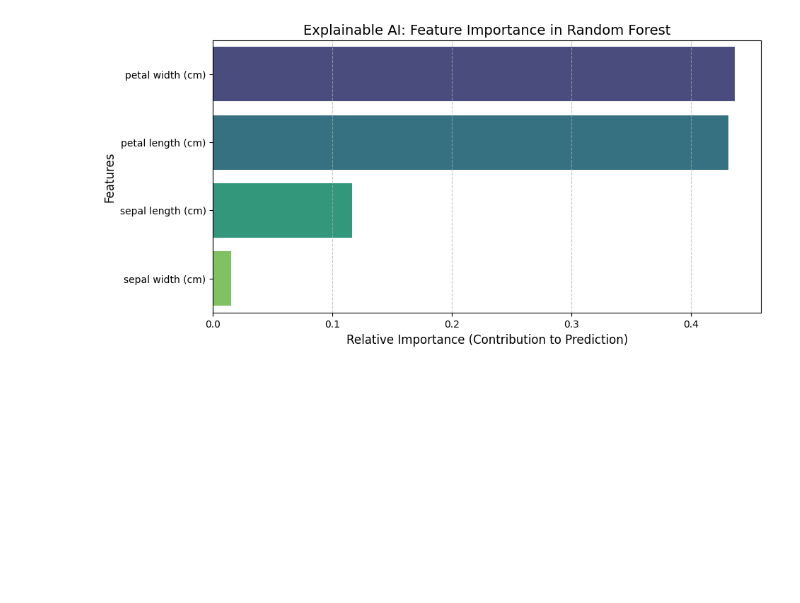
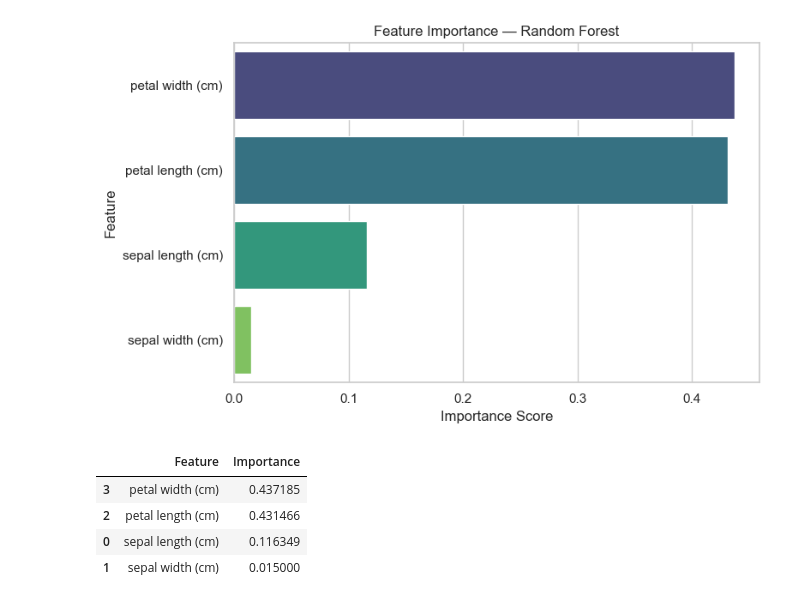
Before and after one commit to AnshAI7/Iris-MLOps-Project, a Jupyter notebook: Iris-MLOps-Project.ipynb, the cells around one changed output. Drawn from its saved outputs; the diff is of its cells as text; code cells hidden in the pictures; blank space fills up the shorter version.

```diff
--- a/Iris-MLOps-Project.ipynb
+++ b/Iris-MLOps-Project.ipynb
@@ -117,0 +234,13 @@ plt.show()
+# %%
+# 12. Train Random Forest Classifier
+
+rf_model = RandomForestClassifier(
+    n_estimators=100,
+    random_state=42
+)
+
+rf_model.fit(X_train, y_train)
+y_pred = rf_model.predict(X_test)
+
+accuracy = accuracy_score(y_test, y_pred)
+print(f"Test Accuracy: {accuracy * 100:.2f}%")
@@ -118,16 +295,25 @@ plt.show()
 # %%
-# 7. Model Explainability - Feature Importance
-importance = rf_model.feature_importances_
-feature_imp_df = pd.DataFrame({'Feature': features, 'Importance': importance}).sort_values(by='Importance', ascending=False)
+# 16. Feature Importance
 
-plt.figure(figsize=(10, 5))
-# Added hue and legend=False to keep it clean and warning-free
-sns.barplot(x='Importance', y='Feature', data=feature_imp_df, palette='viridis', hue='Feature', legend=False)
+importance_df = pd.DataFrame({
+    "Feature": features,
+    "Importance": rf_model.feature_importances_
+}).sort_values(by="Importance", ascending=False)
 
-plt.title('Explainable AI: Feature Importance in Random Forest', fontsize=14)
-plt.xlabel('Relative Importance (Contribution to Prediction)', fontsize=12)
-plt.ylabel('Features', fontsize=12)
-plt.grid(axis='x', linestyle='--', alpha=0.7)
+plt.figure(figsize=(8, 5))
+sns.barplot(data=importance_df, x="Importance", y="Feature",
+            hue="Feature", palette="viridis", legend=False)
+plt.title("Feature Importance — Random Forest")
+plt.xlabel("Importance Score")
+plt.ylabel("Feature")
+plt.tight_layout()
 plt.show()
+
+display(importance_df)
 # %% [output]
-[figure, old version]
+[figure, new version]
+|  | Feature | Importance |
+| 3 | petal width (cm) | 0.437185 |
+| 2 | petal length (cm) | 0.431466 |
+| 0 | sepal length (cm) | 0.116349 |
+| 1 | sepal width (cm) | 0.015000 |
```
Also changed, not shown: parts of 24 cells of this notebook, 8 other files.
